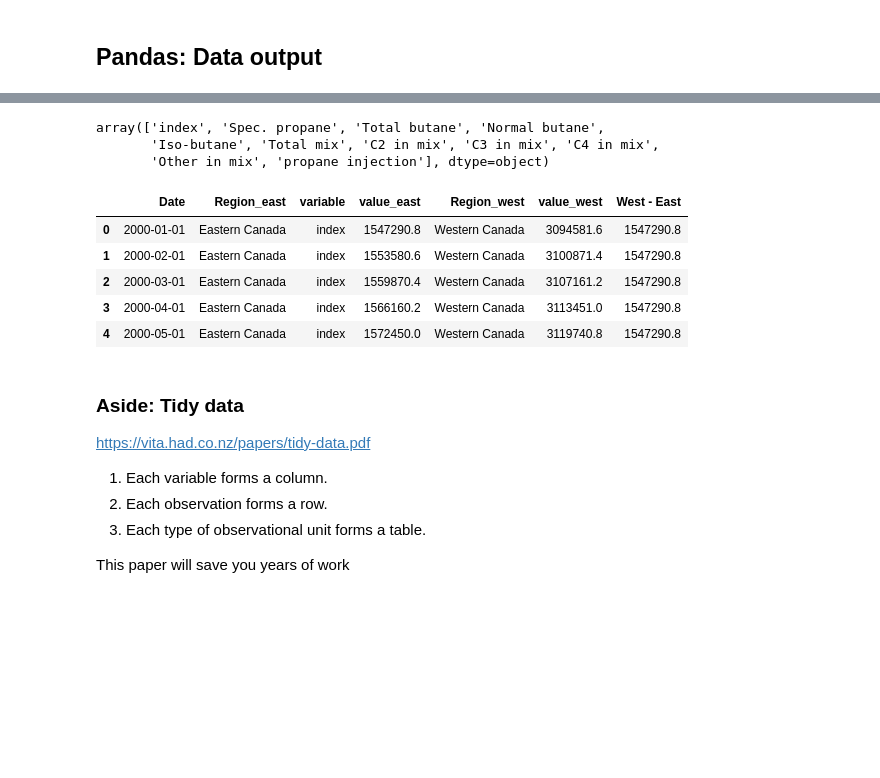
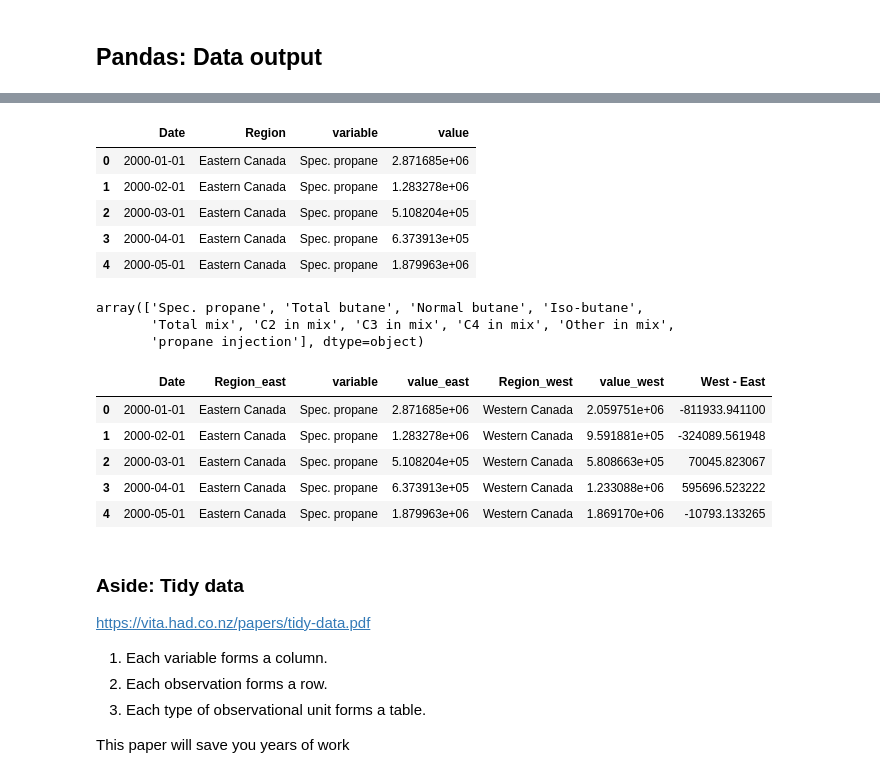
Before and after one commit to mbradds/cer_python_training, a Jupyter notebook: Part 2 - Pandas.ipynb, the cells around one changed output, grey strips where cells are left out. Saved outputs shown, nothing was run; the diff lists cells and outputs as text; code cells hidden in the pictures; blank space fills up the shorter version.

```diff
--- a/Part 2 - Pandas.ipynb
+++ b/Part 2 - Pandas.ipynb
@@ -204,5 +206,3 @@ total
 df.index
 # %% [output]
 RangeIndex(start=0, stop=738, step=1)
-# %%
-Thedf = df.set_index('Date')
@@ -217,0 +209,3 @@ df.head()
+# %%
+dateIndexDF = df.set_index('Date') # this can be useful for data-viz/modeling libraries!
+dateIndexDF.head()
@@ -303,2 +311,14 @@ df.head()
+# %%
+file_name = 'for_tableau.csv'
+df.to_csv(file_name, index=False)
+# stop here and upload this to tableau
+
+# do more analysis in python
+df['All Butane'] = df['Total butane'] + df['Iso-butane'] + df['C2 in mix']
+
+#re-save the results
+df.to_csv(file_name, index=False)
+
+#re-fresh tableau, and this new analysis will be avalable!
 # %%
 del df['LPG']
@@ -369,3 +387,11 @@ regions = {region_name:df[df['Region']==region_name].copy() for region_name in d
+# %%
+# we can use python's primitive data structures alongside pandas!
+# DataFrames can be contained inside any other data structure. Try to use this to your advantage
+# regions = {region_name:df[df['Region']==region_name].copy() for region_name in df['Region'].unique()}
+
+regions = {}
+for r in df['Region'].unique():
+    regions[r] = df[df['Region'] == r].copy()
 # %%
 for key, value in regions.items():
     value = value.set_index('Date')
@@ -488,23 +534,35 @@ west = pd.melt(west,id_vars=['Date','Region'])
 # %%
 # Now we can create columns/analysis that applies to all the LPG products, not just one at a time
 east.head()
-east['variable'].unique()
 # %% [output]
-array(['index', 'Spec. propane', 'Total butane', 'Normal butane',
-       'Iso-butane', 'Total mix', 'C2 in mix', 'C3 in mix', 'C4 in mix',
-       'Other in mix', 'propane injection'], dtype=object)
+|  | Date | Region | variable | value |
+| 0 | 2000-01-01 | Eastern Canada | Spec. propane | 2.871685e+06 |
+| 1 | 2000-02-01 | Eastern Canada | Spec. propane | 1.283278e+06 |
+| 2 | 2000-03-01 | Eastern Canada | Spec. propane | 5.108204e+05 |
+| 3 | 2000-04-01 | Eastern Canada | Spec. propane | 6.373913e+05 |
+| 4 | 2000-05-01 | Eastern Canada | Spec. propane | 1.879963e+06 |
+# %%
+east['variable'].unique()
+# %% [output]
+array(['Spec. propane', 'Total butane', 'Normal butane', 'Iso-butane',
+       'Total mix', 'C2 in mix', 'C3 in mix', 'C4 in mix', 'Other in mix',
+       'propane injection'], dtype=object)
 # %%
 #use merge to line up data. Same as a join in sql server
-merged = east.merge(west,left_on=['Date','variable'],right_on=['Date','variable'],suffixes=('_east', '_west'))
+merged = east.merge(west,
+                    left_on=['Date','variable'],
+                    right_on=['Date','variable'],
+                    suffixes=('_east', '_west'))
+
 merged['West - East'] = merged['value_west'] - merged['value_east']
 merged.head()
 # %% [output]
 |  | Date | Region_east | variable | value_east | Region_west | value_west | West - East |
-| 0 | 2000-01-01 | Eastern Canada | index | 1547290.8 | Western Canada | 3094581.6 | 1547290.8 |
-| 1 | 2000-02-01 | Eastern Canada | index | 1553580.6 | Western Canada | 3100871.4 | 1547290.8 |
-| 2 | 2000-03-01 | Eastern Canada | index | 1559870.4 | Western Canada | 3107161.2 | 1547290.8 |
-| 3 | 2000-04-01 | Eastern Canada | index | 1566160.2 | Western Canada | 3113451.0 | 1547290.8 |
-| 4 | 2000-05-01 | Eastern Canada | index | 1572450.0 | Western Canada | 3119740.8 | 1547290.8 |
+| 0 | 2000-01-01 | Eastern Canada | Spec. propane | 2.871685e+06 | Western Canada | 2.059751e+06 | -811933.941100 |
+| 1 | 2000-02-01 | Eastern Canada | Spec. propane | 1.283278e+06 | Western Canada | 9.591881e+05 | -324089.561948 |
+| 2 | 2000-03-01 | Eastern Canada | Spec. propane | 5.108204e+05 | Western Canada | 5.808663e+05 | 70045.823067 |
+| 3 | 2000-04-01 | Eastern Canada | Spec. propane | 6.373913e+05 | Western Canada | 1.233088e+06 | 595696.523222 |
+| 4 | 2000-05-01 | Eastern Canada | Spec. propane | 1.879963e+06 | Western Canada | 1.869170e+06 | -10793.133265 |
 # %% [markdown]
 ### Aside: Tidy data
 https://vita.had.co.nz/papers/tidy-data.pdf
```
Also changed, not shown: parts of 59 cells of this notebook, 2 other files.
